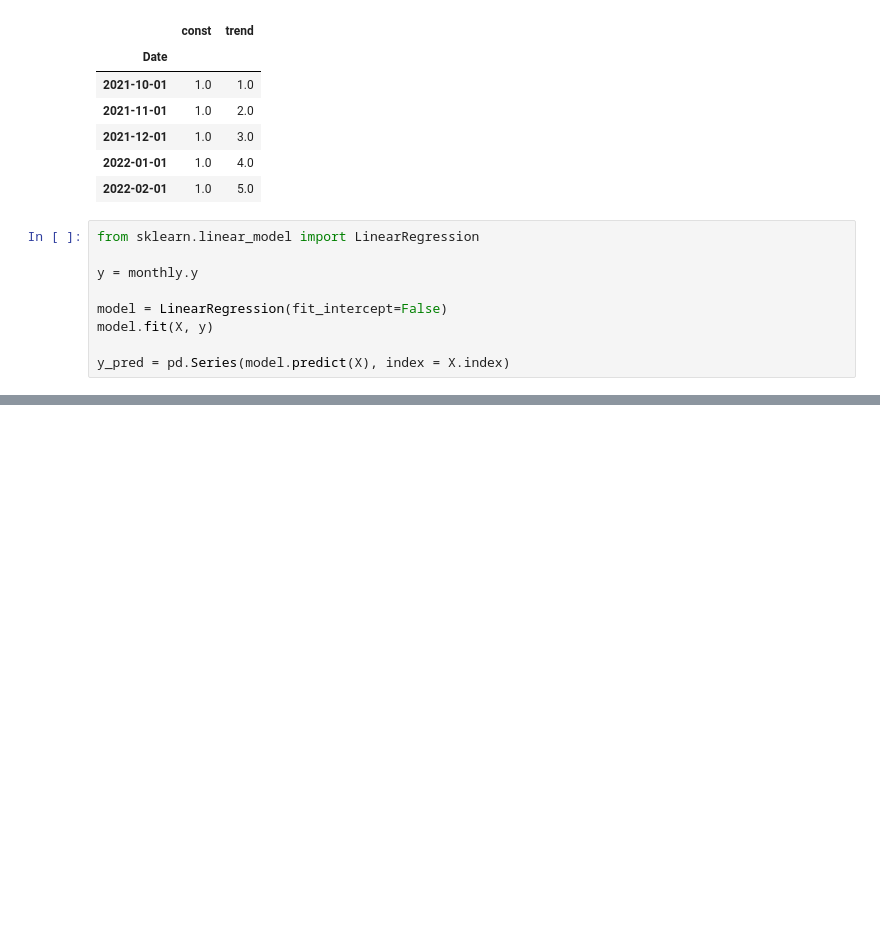
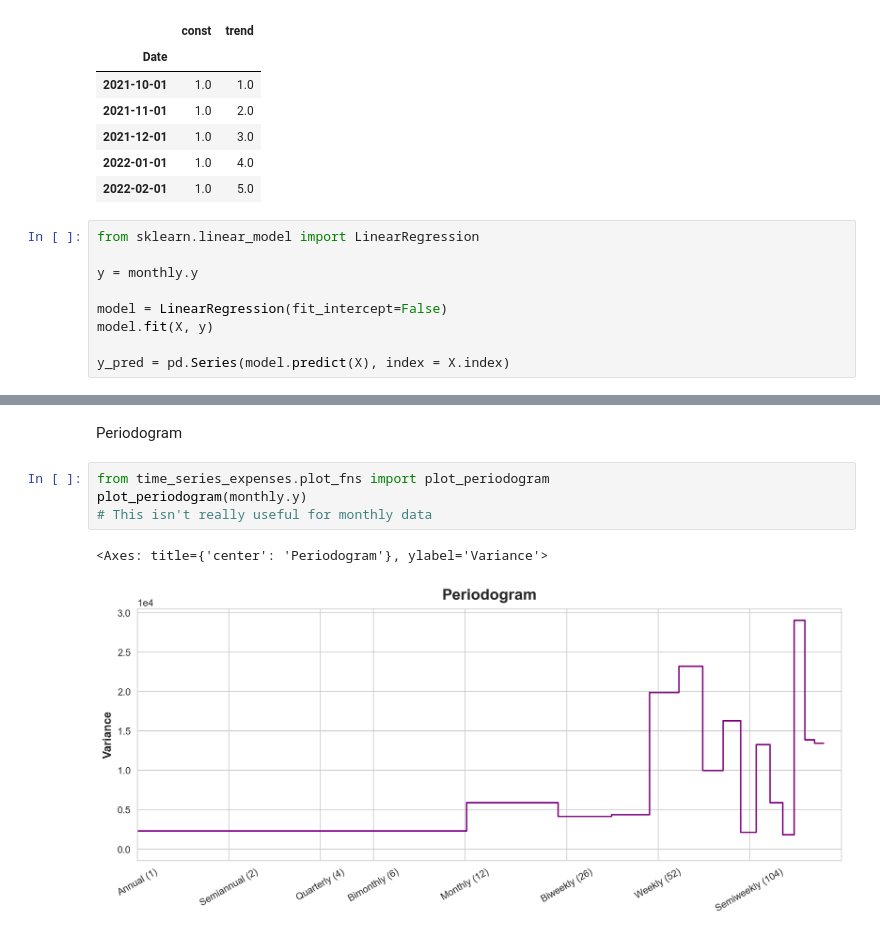
Before and after one commit to Mkranj/time_series_expenses, a Jupyter notebook: scripts/building_model_kaggle.ipynb, the cells around one changed output, grey strips where cells are left out. Drawn from its saved outputs; the diff is of its cells as text; blank space fills up the shorter version.

Commit message:
add monthly seasonality

```diff
--- a/scripts/building_model_kaggle.ipynb
+++ b/scripts/building_model_kaggle.ipynb
@@ -75,0 +76,9 @@ _ = y_forecast.plot(ax = ax, color = "C3")
+# %% [markdown]
+Periodogram
+# %%
+from time_series_expenses.plot_fns import plot_periodogram
+plot_periodogram(monthly.y)
+# This isn't really useful for monthly data
+# %% [output]
+<Axes: title={'center': 'Periodogram'}, ylabel='Variance'>
+[figure, added]
```
Also changed, not shown: parts of 8 cells of this notebook.
